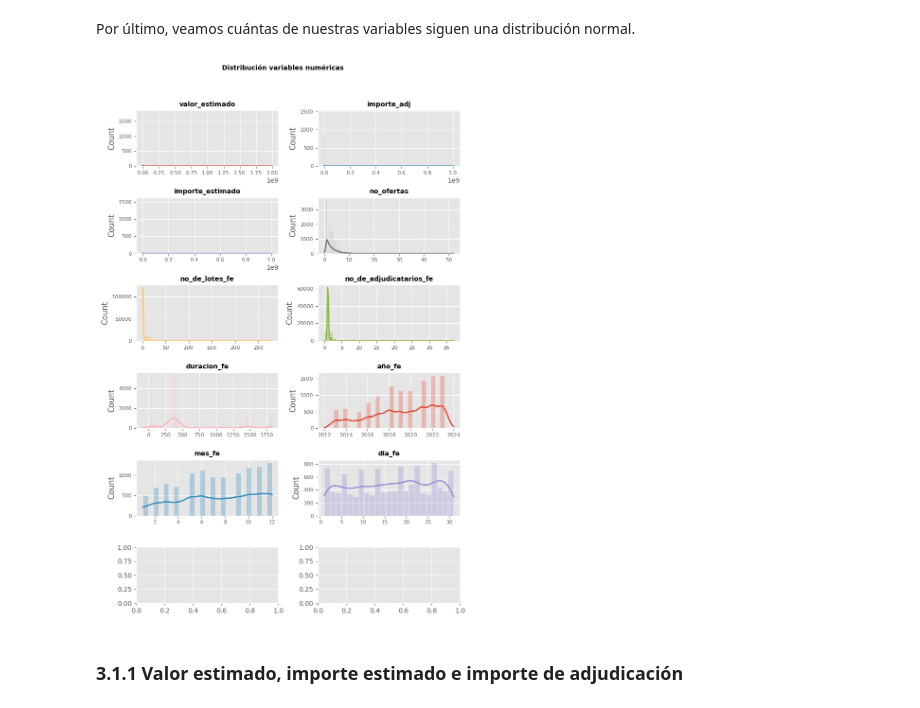
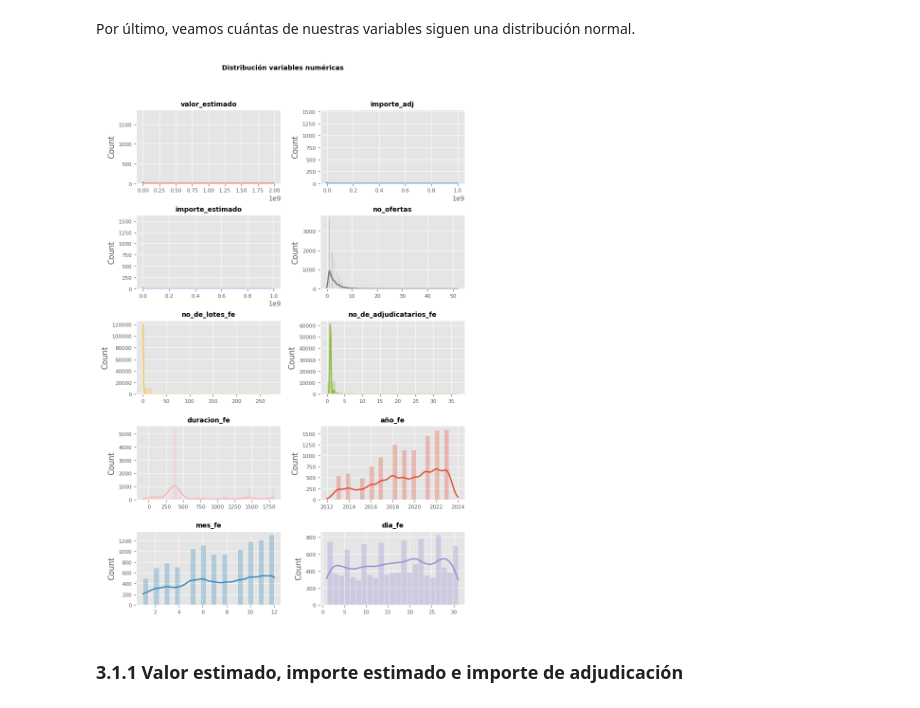
Before and after one commit to Cruiz118/Public_Procurement_Navarra_11_23, a Jupyter notebook: TFM_Preprocesado_de_datos.ipynb, the cells around one changed output. Drawn from its saved outputs; the diff is of its cells as text; code cells hidden in the pictures.

```diff
--- a/TFM_Preprocesado_de_datos.ipynb
+++ b/TFM_Preprocesado_de_datos.ipynb
@@ -2531,30 +2532,30 @@ Por último, veamos cuántas de nuestras variables siguen una distribución norm
 # %%
 # Gráficas de distribución de las variables numéricas
 # ==============================================================================
 # Ajustamos el número de subplots
-fig, axes = plt.subplots(nrows = 6, ncols = 2, figsize = (8,12))
+fig, axes = plt.subplots(nrows = 5, ncols = 2, figsize = (8,12))
 axes = axes.flat
 columns_numeric = df.select_dtypes(include=['float64', 'int64']).columns
 
 for i, colum in enumerate(columns_numeric):
   sns.histplot(data = df,
                x = colum,
                stat = 'count',
                kde = True,
                color   = (list(plt.rcParams['axes.prop_cycle'])*2)[i]["color"],
                line_kws= {'linewidth': 2},
                alpha   = 0.3,
                ax = axes[i]
                )
   axes[i].set_title(colum, fontsize = 10, fontweight = 'bold')
   axes[i].tick_params(labelsize = 8)
   axes[i].set_xlabel('')
 
 fig.tight_layout()
 plt.subplots_adjust(top = 0.9)
 fig.suptitle('Distribución variables numéricas', fontsize = 10, fontweight = "bold");
 # %% [output]
-[figure, old version]
+[figure, new version]
 # %% [markdown]
 ### 3.1.1 Valor estimado, importe estimado e importe de adjudicación
 # %% [markdown]
```
Also changed, not shown: parts of 3 cells of this notebook.
